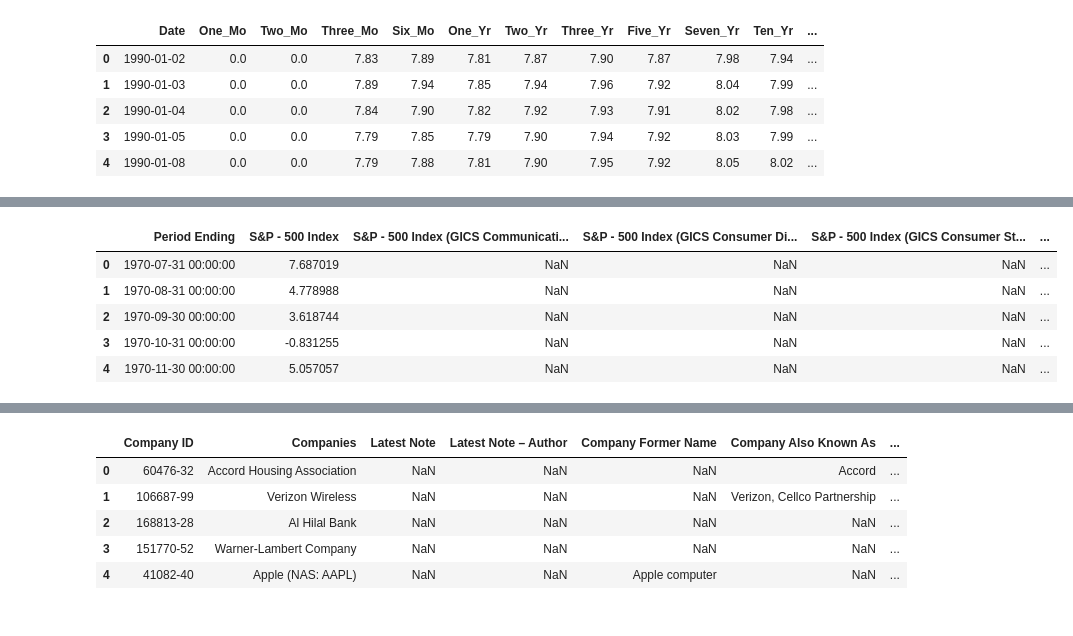
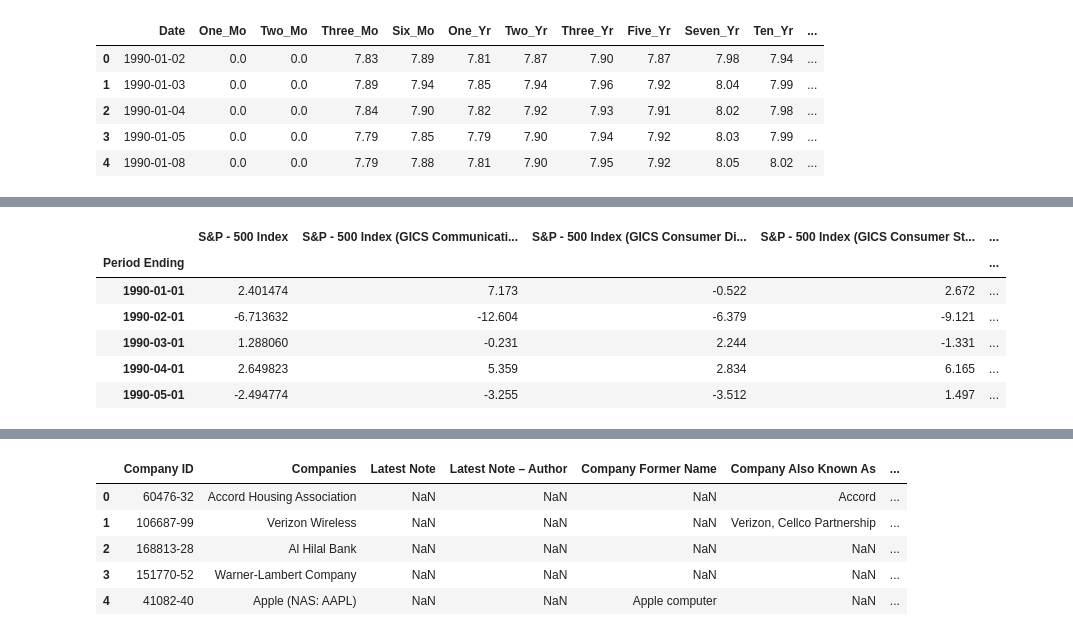
Before and after one commit to AlexNoonan-Syracuse/BigDataProject, a Jupyter notebook: IST718_Final_Project.ipynb, the cells around one changed output, grey strips where cells are left out. Cells and saved outputs as stored; diff of their text form; code cells hidden in the pictures.

```diff
--- a/IST718_Final_Project.ipynb
+++ b/IST718_Final_Project.ipynb
@@ -101,13 +100,18 @@ corr
 # %%
+from datetime import datetime, timedelta
 #what do we want to do with this data?  There are N/As on every row so we need to do more clean up.
 index_data = pd.read_excel("https://raw.githubusercontent.com/AlexNoonan-Syracuse/BigDataProject/main/Index%20Sectors.xlsx", skiprows=2)
 index_data = index_data[0:611]
+index_data.index = pd.to_datetime(index_data['Period Ending'])+ timedelta(days=1)
+del index_data['Period Ending']
+index_data = index_data["1990-01-01":"02-01-2021"]
 index_data.head()
 # %% [output]
-|  | Period Ending | S&P - 500 Index | S&P - 500 Index (GICS Communicati... | S&P - 500 Index (GICS Consumer Di... | S&P - 500 Index (GICS Consumer St... | ... |
-| 0 | 1970-07-31 00:00:00 | 7.687019 | NaN | NaN | NaN | ... |
-| 1 | 1970-08-31 00:00:00 | 4.778988 | NaN | NaN | NaN | ... |
-| 2 | 1970-09-30 00:00:00 | 3.618744 | NaN | NaN | NaN | ... |
-| 3 | 1970-10-31 00:00:00 | -0.831255 | NaN | NaN | NaN | ... |
-| 4 | 1970-11-30 00:00:00 | 5.057057 | NaN | NaN | NaN | ... |
+|  | S&P - 500 Index | S&P - 500 Index (GICS Communicati... | S&P - 500 Index (GICS Consumer Di... | S&P - 500 Index (GICS Consumer St... | ... |
+| Period Ending |  |  |  |  | ... |
+| 1990-01-01 | 2.401474 | 7.173 | -0.522 | 2.672 | ... |
+| 1990-02-01 | -6.713632 | -12.604 | -6.379 | -9.121 | ... |
+| 1990-03-01 | 1.288060 | -0.231 | 2.244 | -1.331 | ... |
+| 1990-04-01 | 2.649823 | 5.359 | 2.834 | 6.165 | ... |
+| 1990-05-01 | -2.494774 | -3.255 | -3.512 | 1.497 | ... |
 # %%
```
Also changed, not shown: parts of 5 cells of this notebook.
